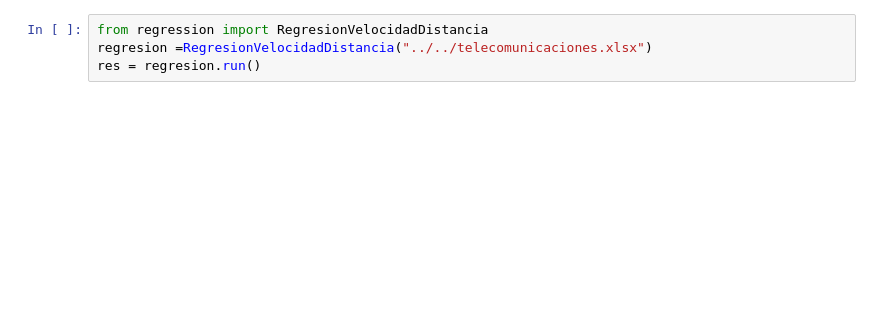
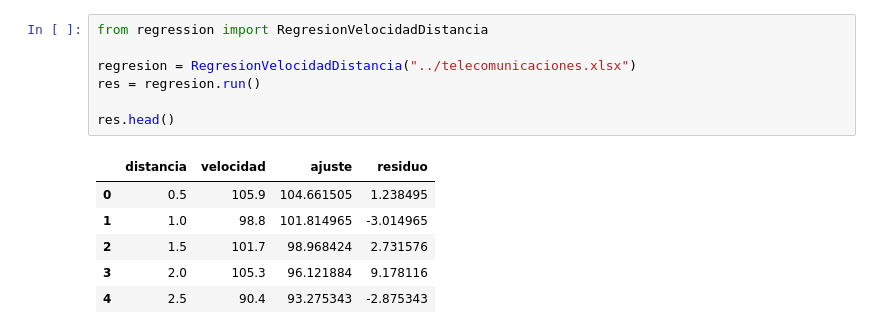
Before and after one commit to nadiasantillan/unsl-data-py-4.2, a Jupyter notebook: experimentos/sandbox.ipynb, the cells around one changed output. Drawn from its saved outputs; the diff is of its cells as text; blank space fills up the shorter version.

```diff
--- a/experimentos/sandbox.ipynb
+++ b/experimentos/sandbox.ipynb
@@ -1,4 +25,14 @@
 # %%
 from regression import RegresionVelocidadDistancia
-regresion =RegresionVelocidadDistancia("../../telecomunicaciones.xlsx")
+
+regresion = RegresionVelocidadDistancia("../telecomunicaciones.xlsx")
 res = regresion.run()
+
+res.head()
+# %% [output]
+|  | distancia | velocidad | ajuste | residuo |
+| 0 | 0.5 | 105.9 | 104.661505 | 1.238495 |
+| 1 | 1.0 | 98.8 | 101.814965 | -3.014965 |
+| 2 | 1.5 | 101.7 | 98.968424 | 2.731576 |
+| 3 | 2.0 | 105.3 | 96.121884 | 9.178116 |
+| 4 | 2.5 | 90.4 | 93.275343 | -2.875343 |
```
Also changed, not shown: parts of 33 cells of this notebook, 1 other file.
